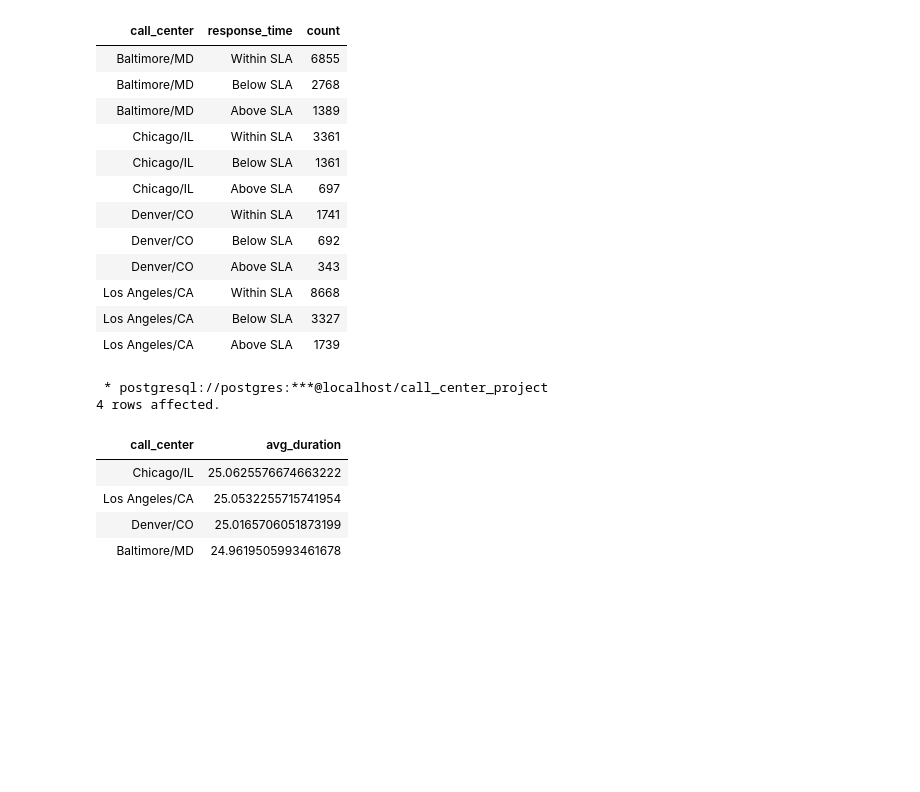
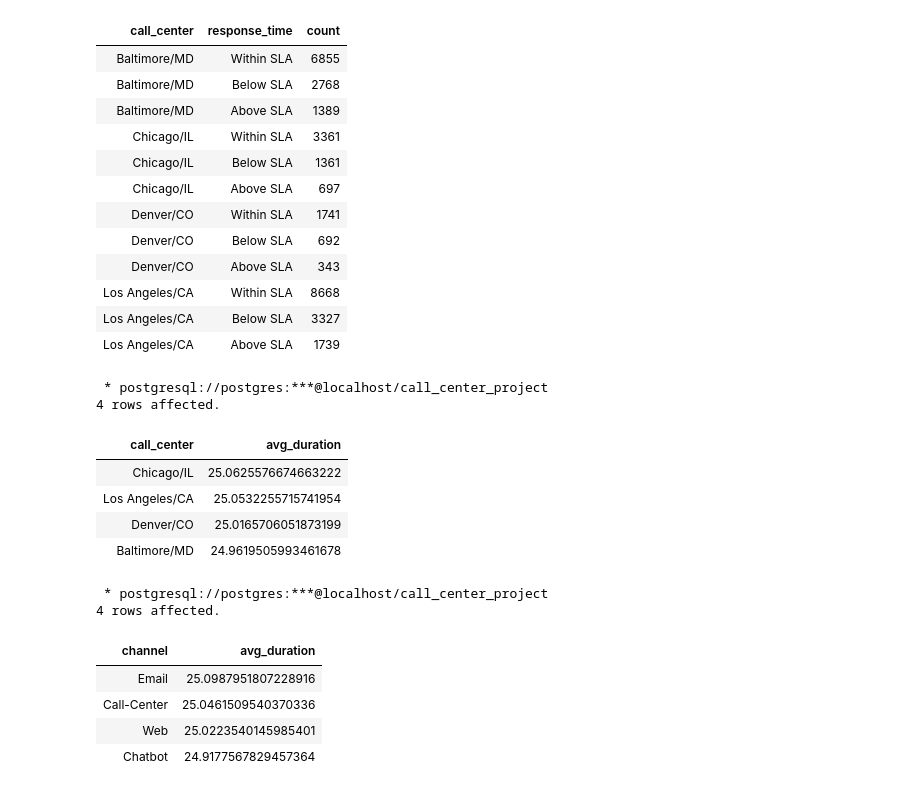
Before and after one commit to mary-zh555/CallCenterProject, a Jupyter notebook: sql_commands.ipynb, the cells around one changed output. Saved outputs shown, nothing was run; the diff lists cells and outputs as text; code cells hidden in the pictures; blank space fills up the shorter version.

```diff
--- a/sql_commands.ipynb
+++ b/sql_commands.ipynb
@@ -116,3 +112,18 @@ order by avg_duration desc
 | Los Angeles/CA | 25.0532255715741954 |
 | Denver/CO | 25.0165706051873199 |
 | Baltimore/MD | 24.9619505993461678 |
+# %%
+%%sql
+
+select channel, avg(duration_minutes) as avg_duration
+from calls
+group by channel
+order by avg_duration desc
+# %% [output]
+ * postgresql://postgres:***@localhost/call_center_project
+4 rows affected.
+| channel | avg_duration |
+| Email | 25.0987951807228916 |
+| Call-Center | 25.0461509540370336 |
+| Web | 25.0223540145985401 |
+| Chatbot | 24.9177567829457364 |
```
Also changed, not shown: parts of 5 cells of this notebook, 3 other files.
